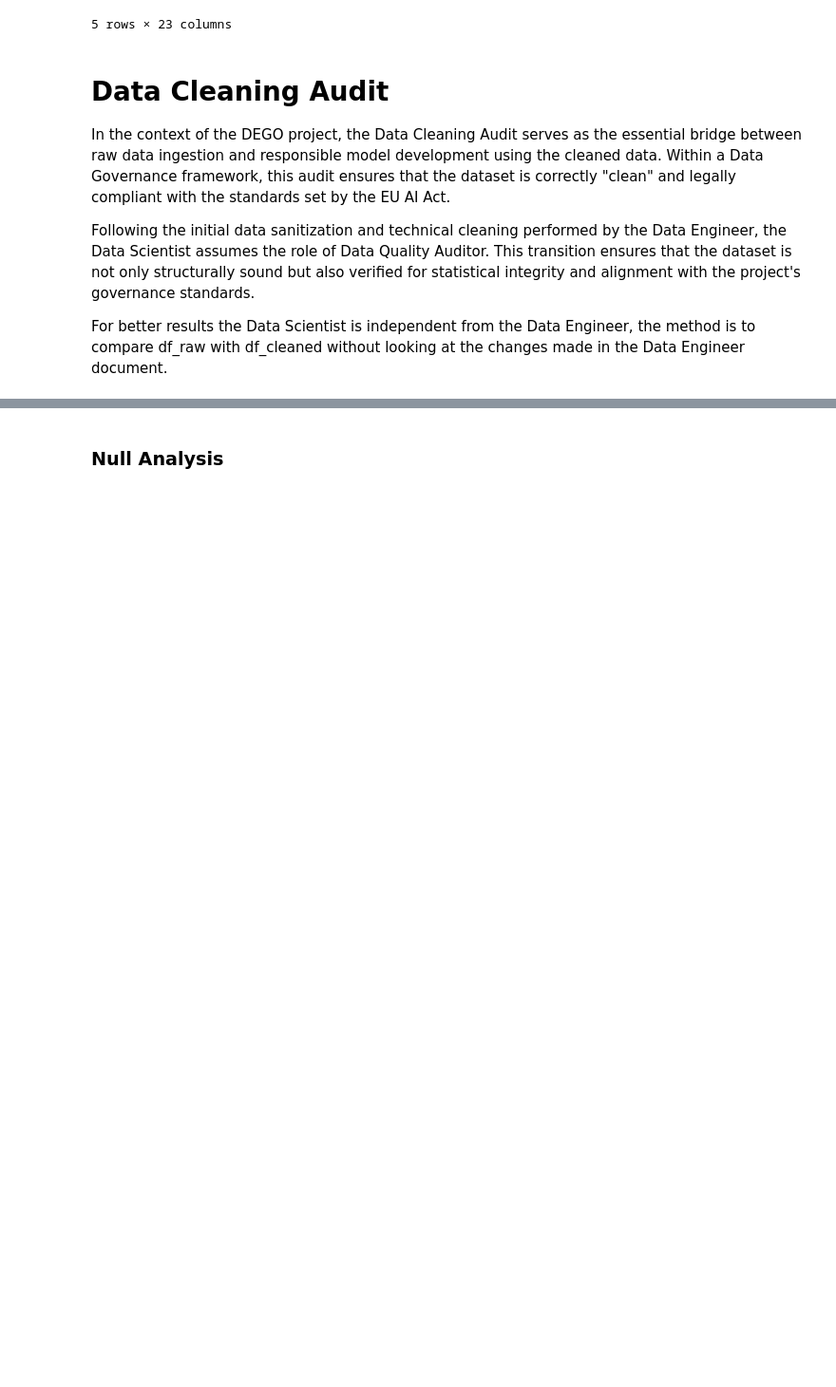
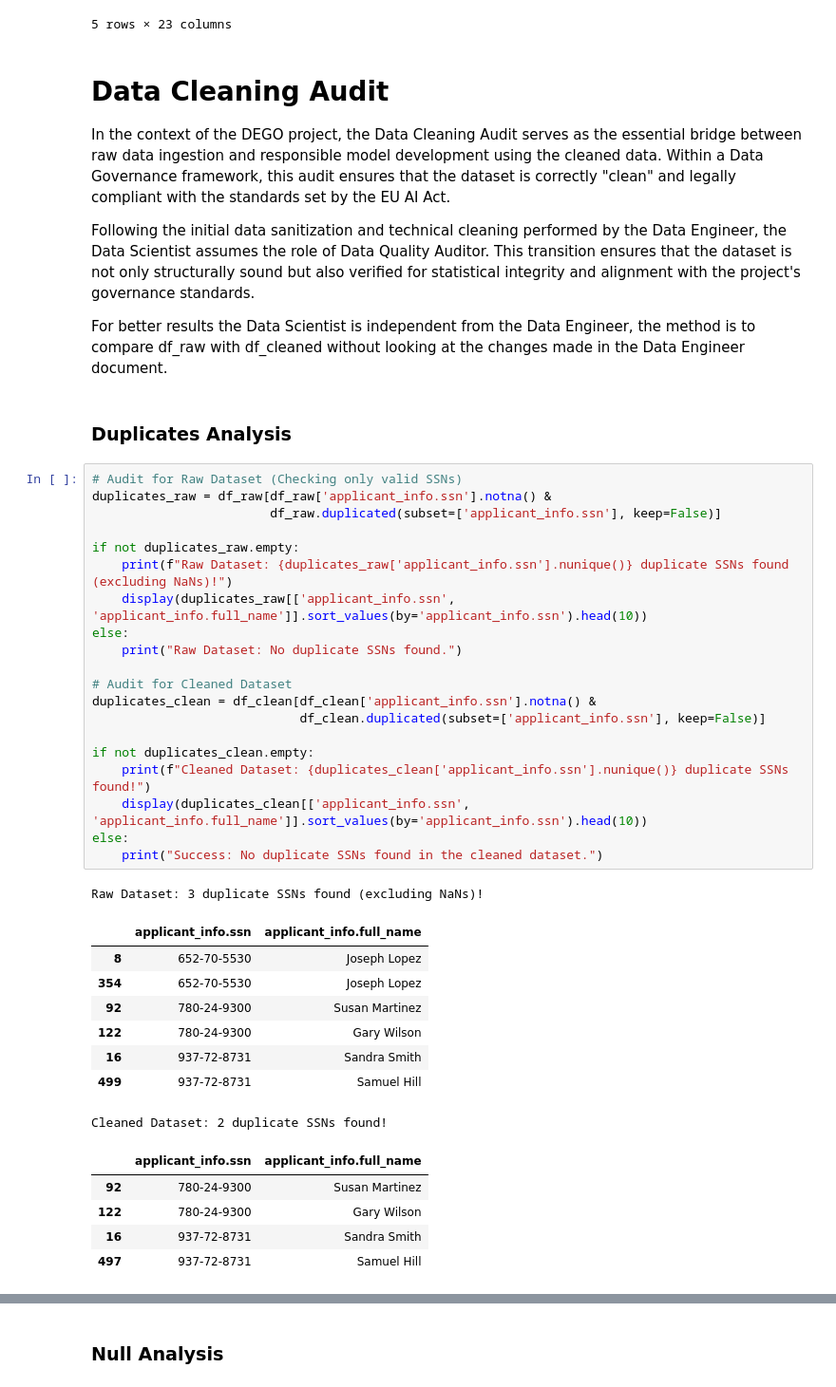
Before and after one commit to jjtobo97/dego-project-team8, a Jupyter notebook: 02-bias-analysis.ipynb, the cells around one changed output, grey strips where cells are left out. Shown at 95% size. Drawn from its saved outputs; the diff is of its cells as text; blank space fills up the shorter version.

Commit message:
Duplicates Audit and gender bias audit via MongoDB aggregation

```diff
--- a/02-bias-analysis.ipynb
+++ b/02-bias-analysis.ipynb
@@ -62,3 +86,40 @@ In the context of the DEGO project, the Data Cleaning Audit serves as the essent
 Following the initial data sanitization and technical cleaning performed by the Data Engineer, the Data Scientist assumes the role of Data Quality Auditor. This transition ensures that the dataset is not only structurally sound but also verified for statistical integrity and alignment with the project's governance standards.
 
 For better results the Data Scientist is independent from the Data Engineer, the method is to compare df_raw with df_cleaned without looking at the changes made in the Data Engineer document.
+# %% [markdown]
+### Duplicates Analysis
+# %%
+# Audit for Raw Dataset (Checking only valid SSNs)
+duplicates_raw = df_raw[df_raw['applicant_info.ssn'].notna() &
+                        df_raw.duplicated(subset=['applicant_info.ssn'], keep=False)]
+
+if not duplicates_raw.empty:
+    print(f"Raw Dataset: {duplicates_raw['applicant_info.ssn'].nunique()} duplicate SSNs found (excluding NaNs)!")
+    display(duplicates_raw[['applicant_info.ssn', 'applicant_info.full_name']].sort_values(by='applicant_info.ssn').head(10))
+else:
+    print("Raw Dataset: No duplicate SSNs found.")
+
+# Audit for Cleaned Dataset
+duplicates_clean = df_clean[df_clean['applicant_info.ssn'].notna() &
+                            df_clean.duplicated(subset=['applicant_info.ssn'], keep=False)]
+
+if not duplicates_clean.empty:
+    print(f"Cleaned Dataset: {duplicates_clean['applicant_info.ssn'].nunique()} duplicate SSNs found!")
+    display(duplicates_clean[['applicant_info.ssn', 'applicant_info.full_name']].sort_values(by='applicant_info.ssn').head(10))
+else:
+    print("Success: No duplicate SSNs found in the cleaned dataset.")
+# %% [output]
+Raw Dataset: 3 duplicate SSNs found (excluding NaNs)!
+|  | applicant_info.ssn | applicant_info.full_name |
+| 8 | 652-70-5530 | Joseph Lopez |
+| 354 | 652-70-5530 | Joseph Lopez |
+| 92 | 780-24-9300 | Susan Martinez |
+| 122 | 780-24-9300 | Gary Wilson |
+| 16 | 937-72-8731 | Sandra Smith |
+| 499 | 937-72-8731 | Samuel Hill |
+Cleaned Dataset: 2 duplicate SSNs found!
+|  | applicant_info.ssn | applicant_info.full_name |
+| 92 | 780-24-9300 | Susan Martinez |
+| 122 | 780-24-9300 | Gary Wilson |
+| 16 | 937-72-8731 | Sandra Smith |
+| 497 | 937-72-8731 | Samuel Hill |
```
Also changed, not shown: parts of 8 cells of this notebook.
